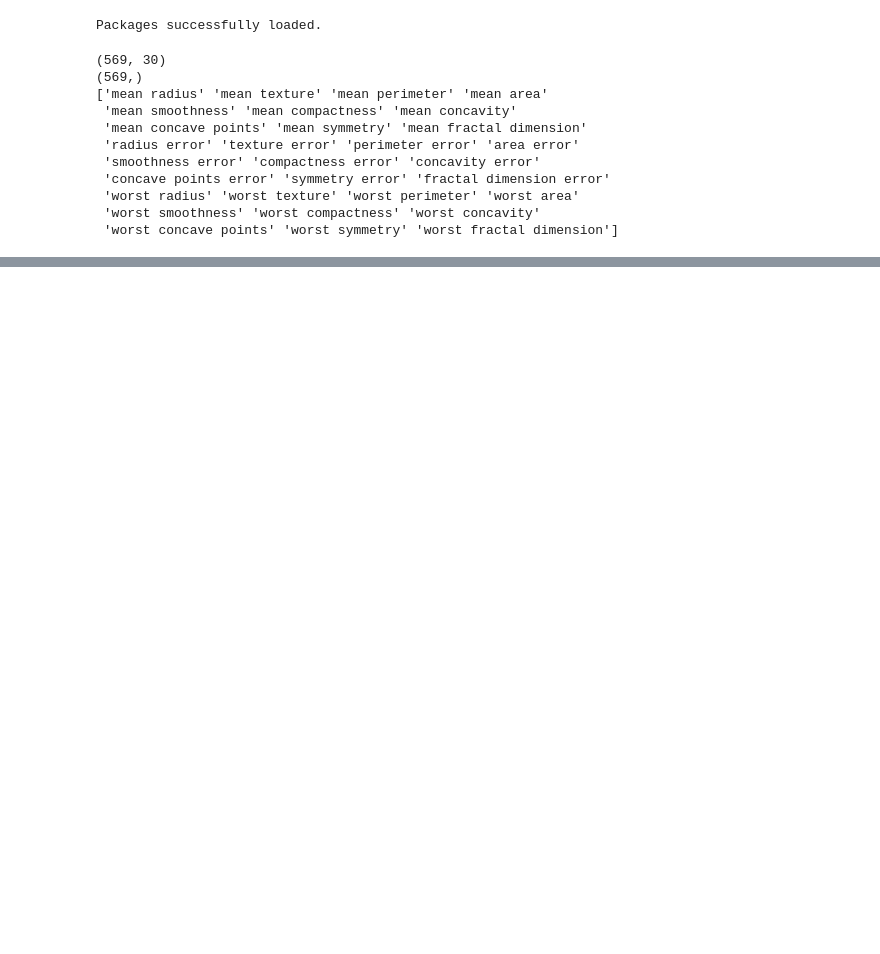
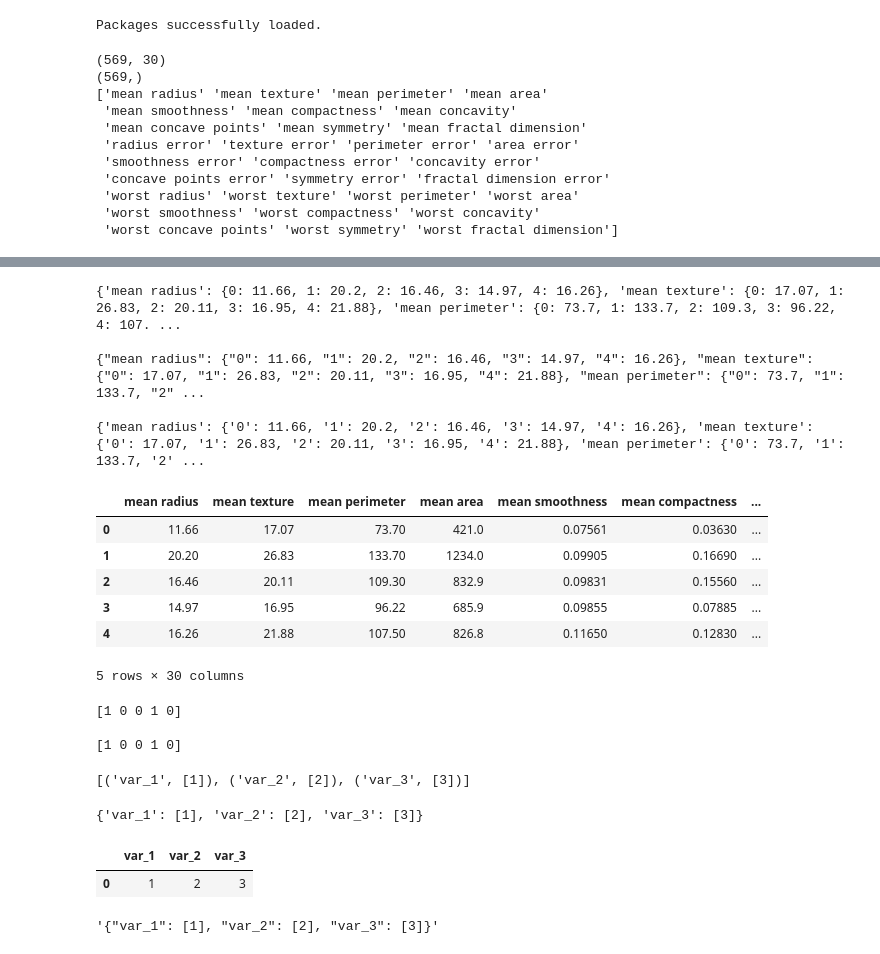
Before and after one commit to tsekulski/prediction_api, a Jupyter notebook: sklearn_and_json_tests.ipynb, the cells around one changed output, grey strips where cells are left out. Saved outputs shown, nothing was run; the diff lists cells and outputs as text; code cells hidden in the pictures; blank space fills up the shorter version.

```diff
--- a/sklearn_and_json_tests.ipynb
+++ b/sklearn_and_json_tests.ipynb
@@ -186,0 +204,67 @@ precision_recall_curve:
+# %%
+from flask import Flask, jsonify
+import json
+
+# this won't work without app context
+#jsonify(features_df.head())
+
+features_dict = features_df.head().to_dict()
+
+print(features_dict)
+print()
+
+json_string = json.dumps(features_dict)
+print(json_string)
+print()
+
+loaded_dict = json.loads(json_string)
+print(loaded_dict)
+print()
+
+query_df = pd.DataFrame(loaded_dict, columns=loaded_dict.keys())
+
+query_df
+# %% [output]
+{'mean radius': {0: 11.66, 1: 20.2, 2: 16.46, 3: 14.97, 4: 16.26}, 'mean texture': {0: 17.07, 1: 26.83, 2: 20.11, 3: 16.95, 4: 21.88}, 'mean perimeter': {0: 73.7, 1: 133.7, 2: 109.3, 3: 96.22, 4: 107. ...
+
+{"mean radius": {"0": 11.66, "1": 20.2, "2": 16.46, "3": 14.97, "4": 16.26}, "mean texture": {"0": 17.07, "1": 26.83, "2": 20.11, "3": 16.95, "4": 21.88}, "mean perimeter": {"0": 73.7, "1": 133.7, "2" ...
+
+{'mean radius': {'0': 11.66, '1': 20.2, '2': 16.46, '3': 14.97, '4': 16.26}, 'mean texture': {'0': 17.07, '1': 26.83, '2': 20.11, '3': 16.95, '4': 21.88}, 'mean perimeter': {'0': 73.7, '1': 133.7, '2' ...
+|  | mean radius | mean texture | mean perimeter | mean area | mean smoothness | mean compactness | ... |
+| 0 | 11.66 | 17.07 | 73.70 | 421.0 | 0.07561 | 0.03630 | ... |
+| 1 | 20.20 | 26.83 | 133.70 | 1234.0 | 0.09905 | 0.16690 | ... |
+| 2 | 16.46 | 20.11 | 109.30 | 832.9 | 0.09831 | 0.15560 | ... |
+| 3 | 14.97 | 16.95 | 96.22 | 685.9 | 0.09855 | 0.07885 | ... |
+| 4 | 16.26 | 21.88 | 107.50 | 826.8 | 0.11650 | 0.12830 | ... |
+5 rows × 30 columns
+# %%
+print(logistic_regression_pipeline.predict(features_df.head()))
+print()
+print(logistic_regression_pipeline.predict(query_df))
+# %% [output]
+[1 0 0 1 0]
+
+[1 0 0 1 0]
+# %%
+col_names = ['var_1', 'var_2', 'var_3']
+input_variables =  [[1], [2], [3]]
+zipped = list(zip(col_names, input_variables))
+zipped
+# %% [output]
+[('var_1', [1]), ('var_2', [2]), ('var_3', [3])]
+# %%
+data = dict(zipped)
+data
+# %% [output]
+{'var_1': [1], 'var_2': [2], 'var_3': [3]}
+# %%
+df_1 = pd.DataFrame(data)
+df_1
+# %% [output]
+|  | var_1 | var_2 | var_3 |
+| 0 | 1 | 2 | 3 |
+# %%
+json_string = json.dumps(data)
+json_string
+# %% [output]
+'{"var_1": [1], "var_2": [2], "var_3": [3]}'
```
Also changed, not shown: parts of 3 cells of this notebook, 2 other files.
